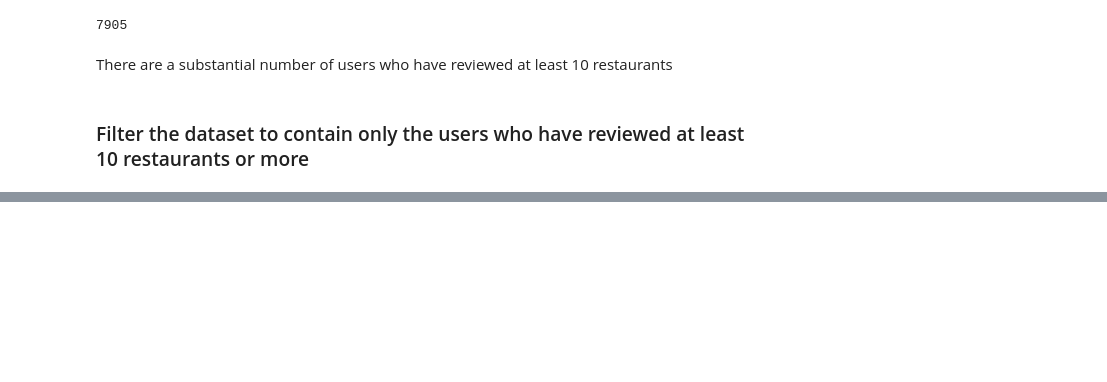
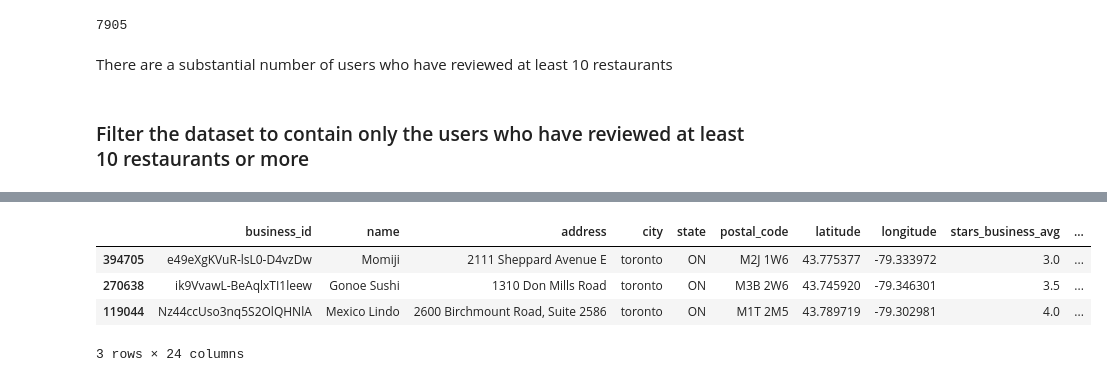
Before and after one commit to akhilesh-somani/Restaurant_Recommendation_System, a Jupyter notebook: Baseline2/Baseline_2.ipynb, the cells around one changed output, grey strips where cells are left out. Drawn from its saved outputs; the diff is of its cells as text; code cells hidden in the pictures; blank space fills up the shorter version.

```diff
--- a/Baseline2/Baseline_2.ipynb
+++ b/Baseline2/Baseline_2.ipynb
@@ -388,0 +107,9 @@ f.close()
+# %%
+unique_business_id = dataset_to_use.business_id.unique()
+mapping_business_id = {}
+ctr = 0
+for business_id in unique_business_id:
+    mapping_business_id[business_id] = ctr
+    ctr += 1
+
+dataset_to_use['business_id_refined'] = dataset_to_use.business_id.map(mapping_business_id)
@@ -388,0 +136,8 @@ f.close()
+# %%
+dataset_to_use.head(3)
+# %% [output]
+|  | business_id | name | address | city | state | postal_code | latitude | longitude | stars_business_avg | ... |
+| 394705 | e49eXgKVuR-lsL0-D4vzDw | Momiji | 2111 Sheppard Avenue E | toronto | ON | M2J 1W6 | 43.775377 | -79.333972 | 3.0 | ... |
+| 270638 | ik9VvawL-BeAqlxTI1leew | Gonoe Sushi | 1310 Don Mills Road | toronto | ON | M3B 2W6 | 43.745920 | -79.346301 | 3.5 | ... |
+| 119044 | Nz44ccUso3nq5S2OlQHNlA | Mexico Lindo | 2600 Birchmount Road, Suite 2586 | toronto | ON | M1T 2M5 | 43.789719 | -79.302981 | 4.0 | ... |
+3 rows × 24 columns
```
Also changed, not shown: parts of 60 cells of this notebook, 1 other file.
